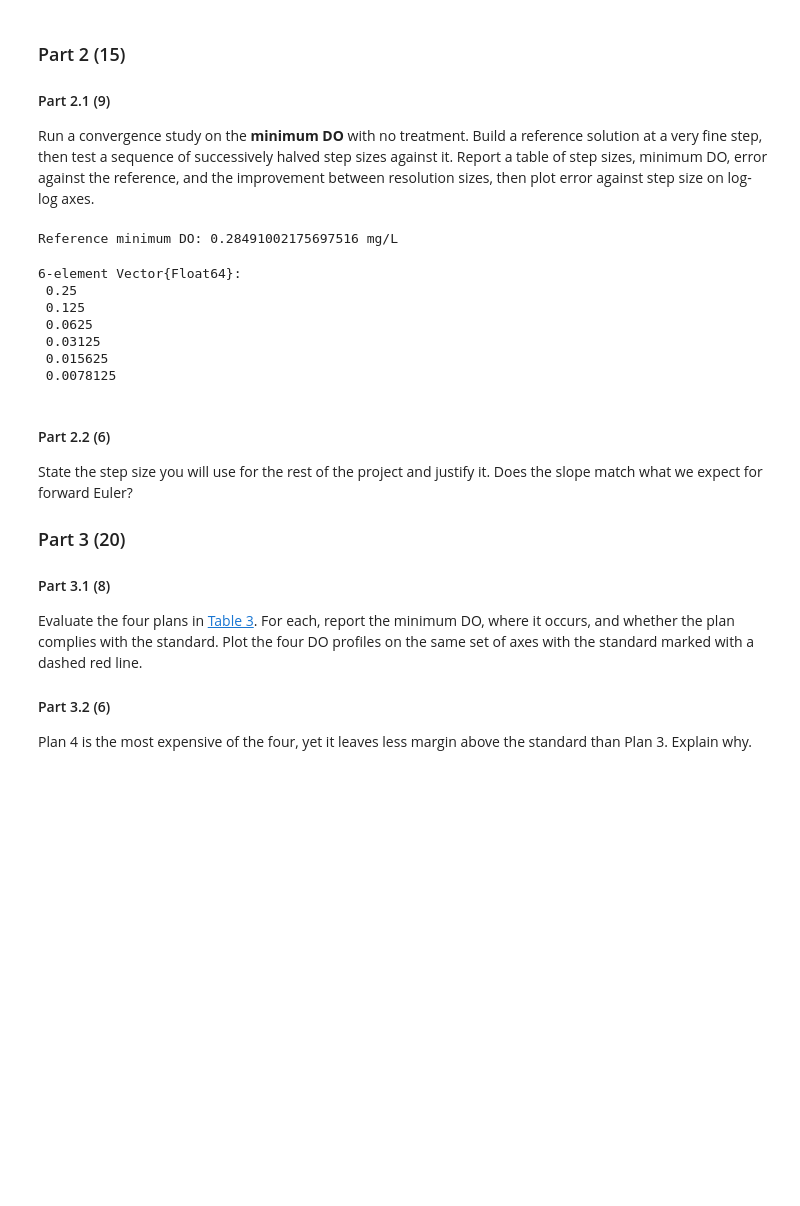
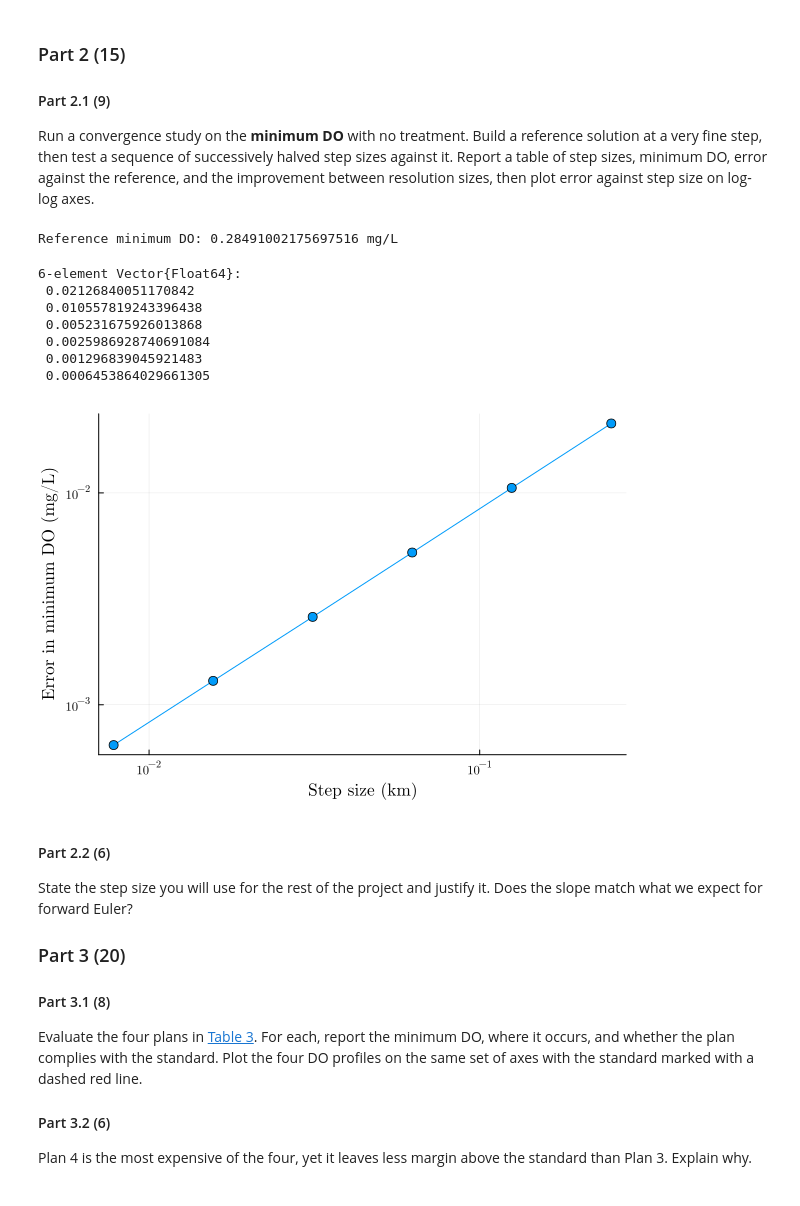
Before and after one commit to clairewang23/mp01, a Jupyter notebook: mp01.ipynb, the cells around one changed output. Cells and saved outputs as stored; diff of their text form; code cells hidden in the pictures; blank space fills up the shorter version.

```diff
--- a/mp01.ipynb
+++ b/mp01.ipynb
@@ -393,15 +393,29 @@ print("Reference minimum DO: $min_DO_reference mg/L")
 x_i = 0.25          # the starting step size
 iters = 6           # how many different step sizes to use
 Δxs = accumulate(/, fill(2.0, iters); init=x_i*2)   # array of step sizes to test
+
+# initialize arrays to store minimum DO values and errors
+min_DO_vals = zeros(iters)
+errors = zeros(iters)
+
+# calculate minimum DO values and errors for each step size
+min_DO_vals = [minimum(simulate_river(L, step_i, river_params, DO_0, CBOD_0, NBOD_0)) for step_i in Δxs]
+errors = [abs(value - min_DO_reference) for value in min_DO_vals]
 # %% [output]
 Reference minimum DO: 0.28491002175697516 mg/L
 6-element Vector{Float64}:
- 0.25
- 0.125
- 0.0625
- 0.03125
- 0.015625
- 0.0078125
+ 0.02126840051170842
+ 0.010557819243396438
+ 0.005231675926013868
+ 0.0025986928740691084
+ 0.001296839045921483
+ 0.0006453864029661305
+# %%
+# create log-log error plot
+errorplt = plot(Δxs, errors, xscale=:log10, yscale=:log10, xlabel="Step size (km)", ylabel="Error in minimum DO (mg/L)",
+    markershape=:circle, markersize=5, legend=false, title="Log-Log Error Plot")
+# %% [output]
+[figure, added]
 # %% [markdown]
 #### Part 2.2 (6)
 
```
